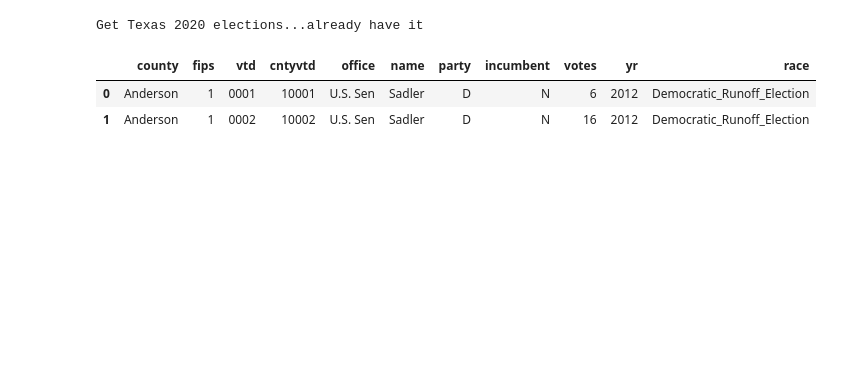
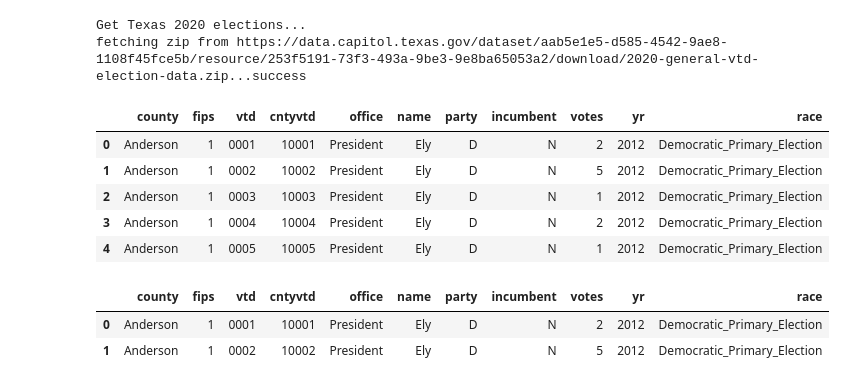
Before and after one commit to Tarleton-Math/MathVGerrmandering_CMAT_2021, a Jupyter notebook: get_data.ipynb, the cells around one changed output. Drawn from its saved outputs; the diff is of its cells as text; code cells hidden in the pictures; blank space fills up the shorter version.

```diff
--- a/get_data.ipynb
+++ b/get_data.ipynb
@@ -83,0 +127,20 @@ overwrite = False
+# %%
+def get_crosswalks(state, overwrite=False):
+    name = 'crosswalks'
+    url = f"https://www2.census.gov/geo/docs/maps-data/data/rel2020/t10t20/TAB2010_TAB2020_ST{state['fips']}.zip"
+    yr = 2020
+    df, parquetfile, zipfile = get_data(name, url, state, yr, overwrite)
+
+    if df is None and zipfile is not None:
+        for f in zipfile.namelist():
+            if f[-3:] == 'txt':
+                df = read_file(zipfile, f, sep='|')
+                for yr in [2010, 2020]:
+                    df[f'geoid_{yr}'] = df[f'state_{yr}'].str.rjust(2,'0') + df[f'county_{yr}'].str.rjust(3,'0') + df[f'tract_{yr}'].str.rjust(6,'0') + df[f'blk_{yr}'].str.rjust(4,'0')
+                df = df[['geoid_2010', 'geoid_2020']]
+                display(df.head(2))
+        write_data(df, parquetfile)
+    return df
+
+for i, state in states.iterrows():
+    crosswalks = get_crosswalks(state, overwrite)
@@ -146,31 +210,35 @@ cmat-315920.assignments.assignments_2010_TX
 # %%
-# TX elections
+def get_elections_TX(overwrite=False):
+    name = 'elections'
+    state = states.query('abbr=="TX"').iloc[0]
+    yr = 2020
+    url = f'https://data.capitol.texas.gov/dataset/aab5e1e5-d585-4542-9ae8-1108f45fce5b/resource/253f5191-73f3-493a-9be3-9e8ba65053a2/download/{yr}-general-vtd-election-data.zip'
+    df, parquetfile, zipfile = get_data(name, url, state, yr, overwrite)
 
-def get_elections_TX(overwrite=False, silent=True):
-    name = 'elections'
-    yr = 2020
-    state = states.query('abbr=="TX"').iloc[0]
-    url = f'https://data.capitol.texas.gov/dataset/aab5e1e5-d585-4542-9ae8-1108f45fce5b/resource/253f5191-73f3-493a-9be3-9e8ba65053a2/download/{yr}-general-vtd-election-data.zip'
-    file, df = get_data(name, yr, state, url, overwrite, silent)
-
-    if df is None:
+    if df is None and zipfile is not None:
         L = []
-        print(file)
-        for f in file.parent.iterdir():
-            if f.is_file():
-                w = f.name.split('_')
-                if w.pop(-1) == 'Returns.csv':
-                    df = pd.read_csv(f)
-                    df['yr'] = w.pop(0)
-                    df['race'] = '_'.join(w)
-                    L.append(df.copy())
-        df = lower_cols(pd.concat(L, axis=0, ignore_index=True)).astype(str).astype({'votes':int, 'yr':int})
-        df.to_parquet(file)
+        for f in zipfile.namelist():
+            w = f.split('_')
+            if w.pop(-1) == 'Returns.csv':
+                df = read_file(zipfile, f)
+                df['yr'] = w.pop(0)
+                df['race'] = '_'.join(w)
+                L.append(df)
+        df = pd.concat(L, axis=0, ignore_index=True).astype({'votes':int, 'yr':int})
+        display(df.head(5))
+        write_data(df, parquetfile)
     return df
 elections = get_elections_TX(overwrite)
 display(elections.head(2))
 # %% [output]
-Get Texas 2020 elections...already have it
+Get Texas 2020 elections...
+fetching zip from https://data.capitol.texas.gov/dataset/aab5e1e5-d585-4542-9ae8-1108f45fce5b/resource/253f5191-73f3-493a-9be3-9e8ba65053a2/download/2020-general-vtd-election-data.zip...success
 |  | county | fips | vtd | cntyvtd | office | name | party | incumbent | votes | yr | race |
-| 0 | Anderson | 1 | 0001 | 10001 | U.S. Sen | Sadler | D | N | 6 | 2012 | Democratic_Runoff_Election |
-| 1 | Anderson | 1 | 0002 | 10002 | U.S. Sen | Sadler | D | N | 16 | 2012 | Democratic_Runoff_Election |
+| 0 | Anderson | 1 | 0001 | 10001 | President | Ely | D | N | 2 | 2012 | Democratic_Primary_Election |
+| 1 | Anderson | 1 | 0002 | 10002 | President | Ely | D | N | 5 | 2012 | Democratic_Primary_Election |
+| 2 | Anderson | 1 | 0003 | 10003 | President | Ely | D | N | 1 | 2012 | Democratic_Primary_Election |
+| 3 | Anderson | 1 | 0004 | 10004 | President | Ely | D | N | 2 | 2012 | Democratic_Primary_Election |
+| 4 | Anderson | 1 | 0005 | 10005 | President | Ely | D | N | 1 | 2012 | Democratic_Primary_Election |
+|  | county | fips | vtd | cntyvtd | office | name | party | incumbent | votes | yr | race |
+| 0 | Anderson | 1 | 0001 | 10001 | President | Ely | D | N | 2 | 2012 | Democratic_Primary_Election |
+| 1 | Anderson | 1 | 0002 | 10002 | President | Ely | D | N | 5 | 2012 | Democratic_Primary_Election |
```
Also changed, not shown: parts of 12 cells of this notebook.
